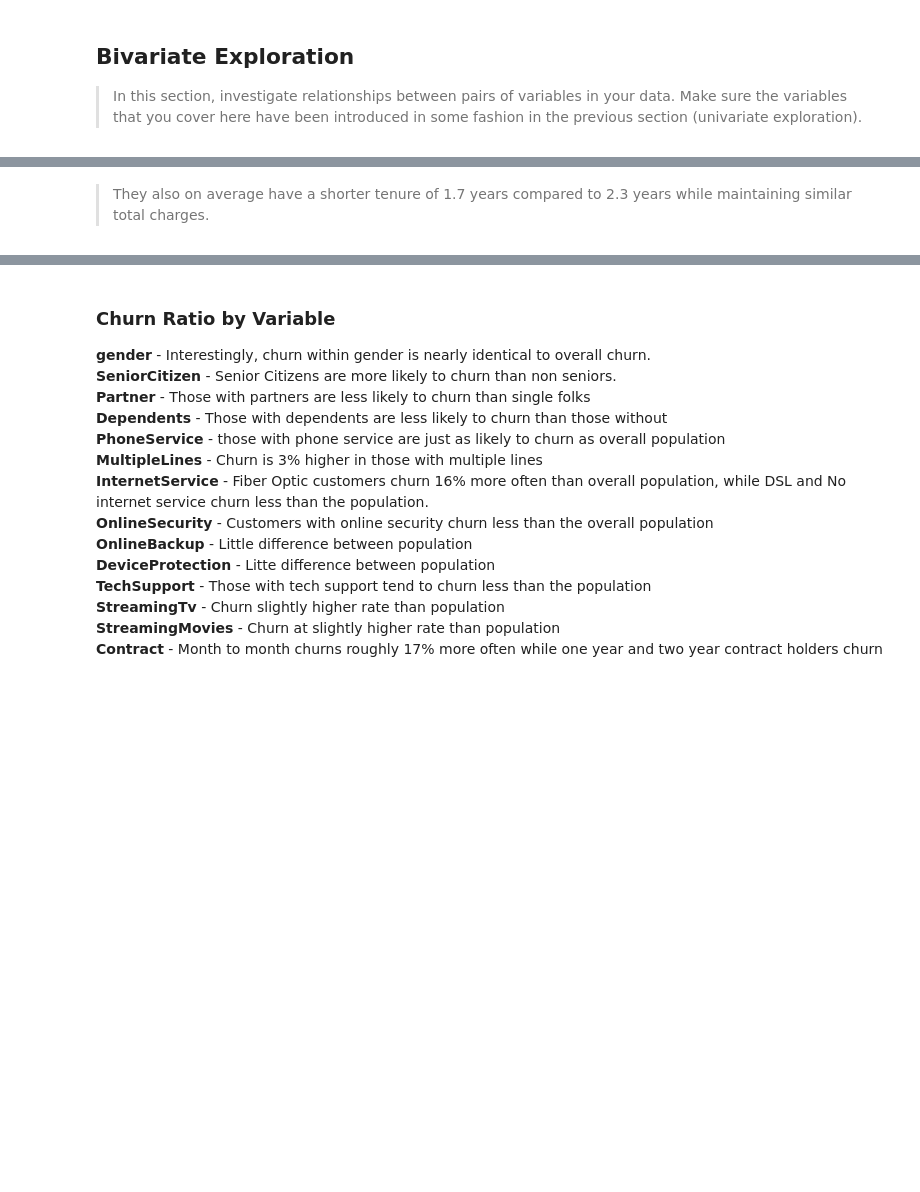
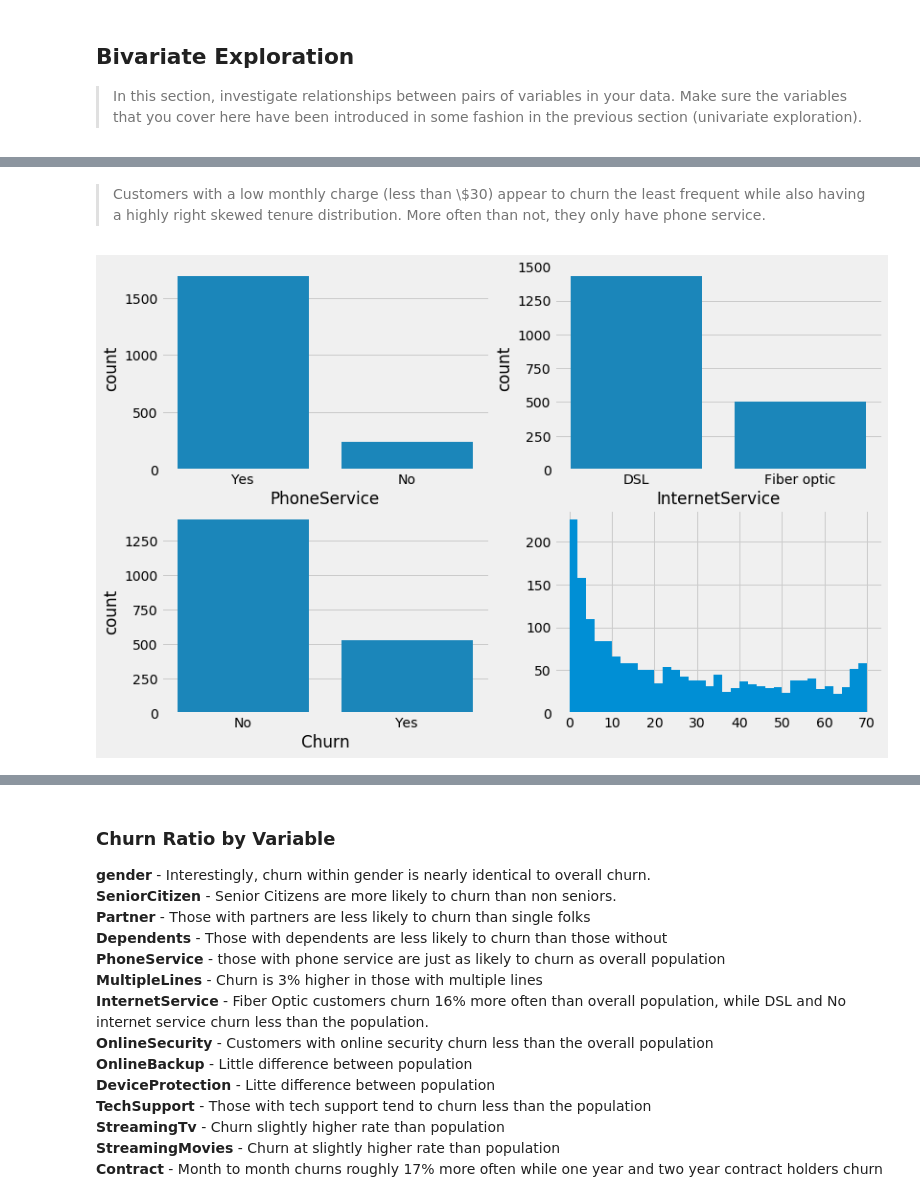
Before and after one commit to ashannon828/communicating_data_findings, a Jupyter notebook: exploration_template.ipynb, the cells around one changed output, grey strips where cells are left out. Drawn from its saved outputs; the diff is of its cells as text; code cells hidden in the pictures; blank space fills up the shorter version.

```diff
--- a/exploration_template.ipynb
+++ b/exploration_template.ipynb
@@ -357,2 +376,8 @@ df.describe()
-# %% [markdown]
-> They also on average have a shorter tenure of 1.7 years compared to 2.3 years while maintaining similar total charges.
+# %% [markdown]
+> Customers with a low monthly charge (less than \\$30) appear to churn the least frequent while also having a highly right skewed tenure distribution.  More often than not, they only have phone service.
+# %%
+mask = (df['monthly_bins'] == 'Med')
+
+plot_matrix(mask)
+# %% [output]
+[figure, added]
```
Also changed, not shown: parts of 53 cells of this notebook.
